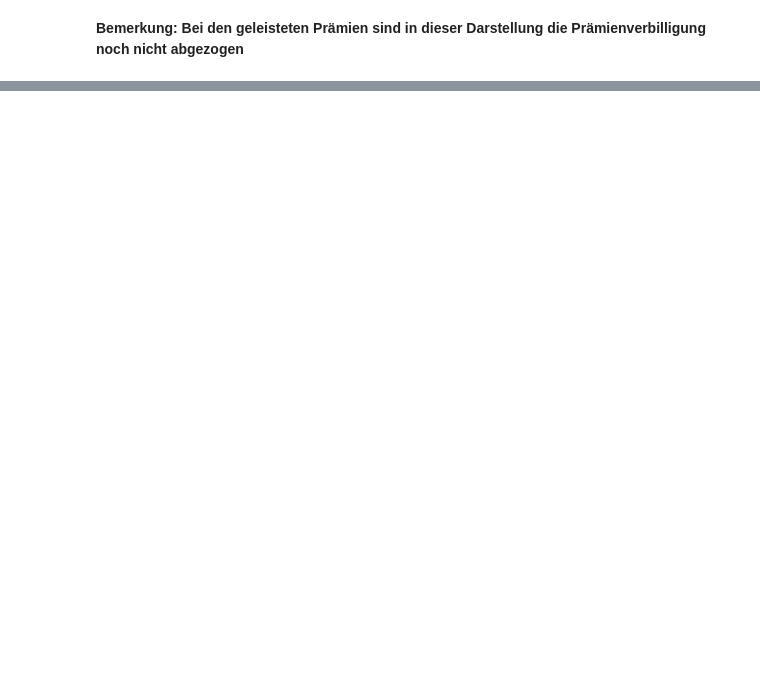
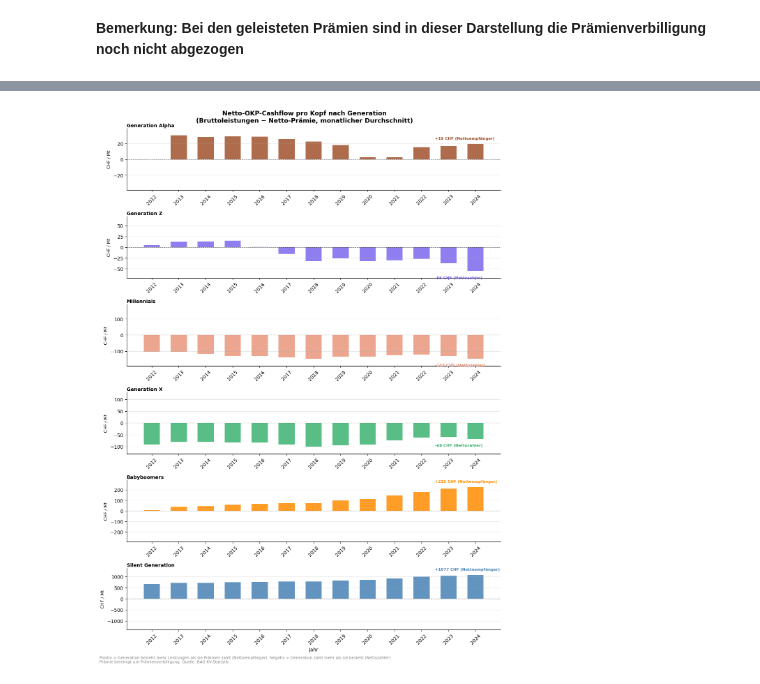
Before and after one commit to javi36/PODSV_Visualisierungsprojekt, a Jupyter notebook: 02_eda/eda_whopays.ipynb, the cells around one changed output, grey strips where cells are left out. Cells and saved outputs as stored; diff of their text form; code cells hidden in the pictures; blank space fills up the shorter version.

```diff
--- a/02_eda/eda_whopays.ipynb
+++ b/02_eda/eda_whopays.ipynb
@@ -652,0 +390,52 @@ plt.show()
+# %%
+# VIZ 6c: Netto-OKP-Cashflow pro Generation — Balken, individuelle Y-Achse
+
+fig, axes = plt.subplots(len(GENS_STACK), 1, figsize=(12, 16), sharex=False)
+fig.suptitle('Netto-OKP-Cashflow pro Kopf nach Generation\n'
+             '(Bruttoleistungen − Netto-Prämie, monatlicher Durchschnitt)',
+             fontsize=13, fontweight='bold')
+
+for i, (gen, reihe) in enumerate(zip(GENS_STACK, netto_cashflow)):
+    ax = axes[i]
+    farbe = farben_gen[gen]
+    werte = np.array(reihe)
+
+    # Balken: positiv nach oben, negativ nach unten
+    farben_balken = [farbe if v >= 0 else farbe for v in werte]
+    ax.bar(jahre_stack, werte, color=farbe, alpha=0.85, width=0.6)
+
+    ax.axhline(0, color='black', linewidth=0.8, linestyle='--', alpha=0.5)
+
+    # Y-Achse: symmetrisch um 0, mit etwas Puffer
+    ymax = max(abs(werte.max()), abs(werte.min())) * 1.3
+    ymax = max(ymax, 10)   # Minimum damit Gen Alpha sichtbar bleibt
+    ax.set_ylim(-ymax, ymax)
+
+    ax.set_ylabel('CHF / Mt', fontsize=9)
+    ax.set_title(gen, fontweight='bold', fontsize=10, loc='left', pad=3)
+    ax.set_xticks(jahre_stack)
+    ax.tick_params(axis='x', rotation=45)
+    ax.spines[['top', 'right']].set_visible(False)
+    ax.grid(axis='y', alpha=0.3)
+
+    # 2024-Wert annotieren
+    val_2024 = reihe[jahre_stack.index(2024)]
+    label = 'Nettoempfänger' if val_2024 > 0 else 'Nettozahler'
+    y_offset = ymax * 0.15 if val_2024 >= 0 else -ymax * 0.25
+    ax.annotate(f'{val_2024:+.0f} CHF ({label})',
+                xy=(2024, val_2024),
+                xytext=(2022.5, val_2024 + y_offset),
+                fontsize=8, color=farbe, fontweight='bold')
+
+axes[-1].set_xlabel('Jahr', fontsize=10)
+
+fig.text(0.01, -0.01,
+         'Positiv = Generation bezieht mehr Leistungen als sie Prämien zahlt (Nettoempfänger). '
+         'Negativ = Generation zahlt mehr als sie bezieht (Nettozahler).\n'
+         'Prämie bereinigt um Prämienverbilligung. Quelle: BAG KV-Statistik.',
+         fontsize=8, color='gray')
+
+plt.tight_layout()
+plt.show()
+# %% [output]
+[figure, added]
```
Also changed, not shown: parts of 27 cells of this notebook, 7 other files.
